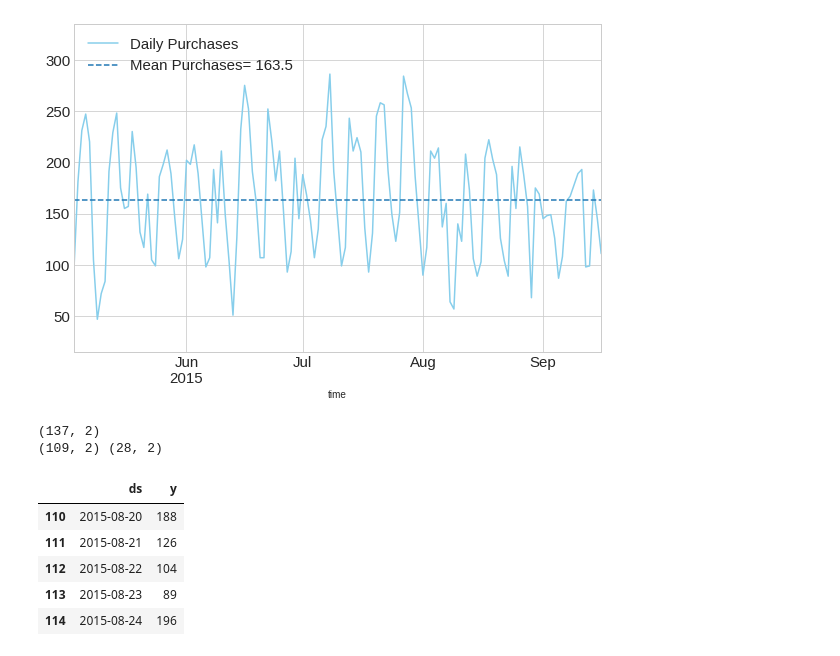
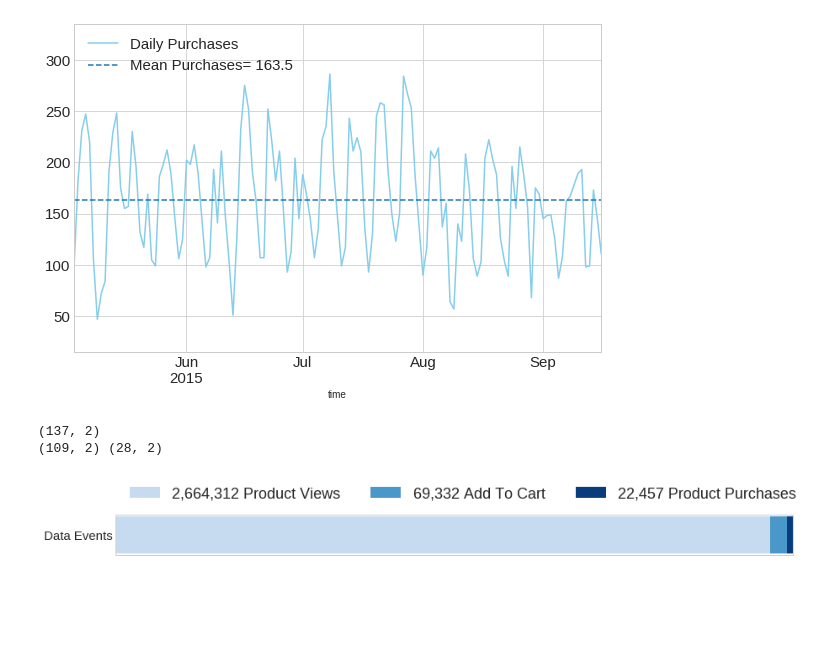
Before and after one commit to truejimfrank/StreamlinedProductPurchaseForecasting, a Jupyter notebook: notebooks/a_timedf.ipynb, the cells around one changed output. Drawn from its saved outputs; the diff is of its cells as text; code cells hidden in the pictures; blank space fills up the shorter version.

Commit message:
category join script update

```diff
--- a/notebooks/a_timedf.ipynb
+++ b/notebooks/a_timedf.ipynb
@@ -146,13 +146,9 @@ print(df_train.shape, df_test.shape)
 # %% [output]
 (137, 2)
 (109, 2) (28, 2)
-# %%
-df_train.tail()
-df_test.head()
-# %% [output]
-|  | ds | y |
-| 110 | 2015-08-20 | 188 |
-| 111 | 2015-08-21 | 126 |
-| 112 | 2015-08-22 | 104 |
-| 113 | 2015-08-23 | 89 |
-| 114 | 2015-08-24 | 196 |
+# %%
+# stacked horizontal bar graph for event type counts
+category_names = ['2,664,312 Product Views', '69,332 Add To Cart',
+                  '22,457 Product Purchases']
+results = {'Data Events': [2664312, 69332, 22457]}
+# results[0] // results[2]  # 118 views per 1 purchase
@@ -158,0 +198,6 @@ df_test.head()
+# %%
+figbar, axbar = survey(results, category_names)
+plt.tight_layout(pad=1)
+plt.savefig('../img/events_hbar.png', dpi=100)
+# %% [output]
+[figure, added]
```
Also changed, not shown: parts of 1 cell of this notebook, 5 other files.
